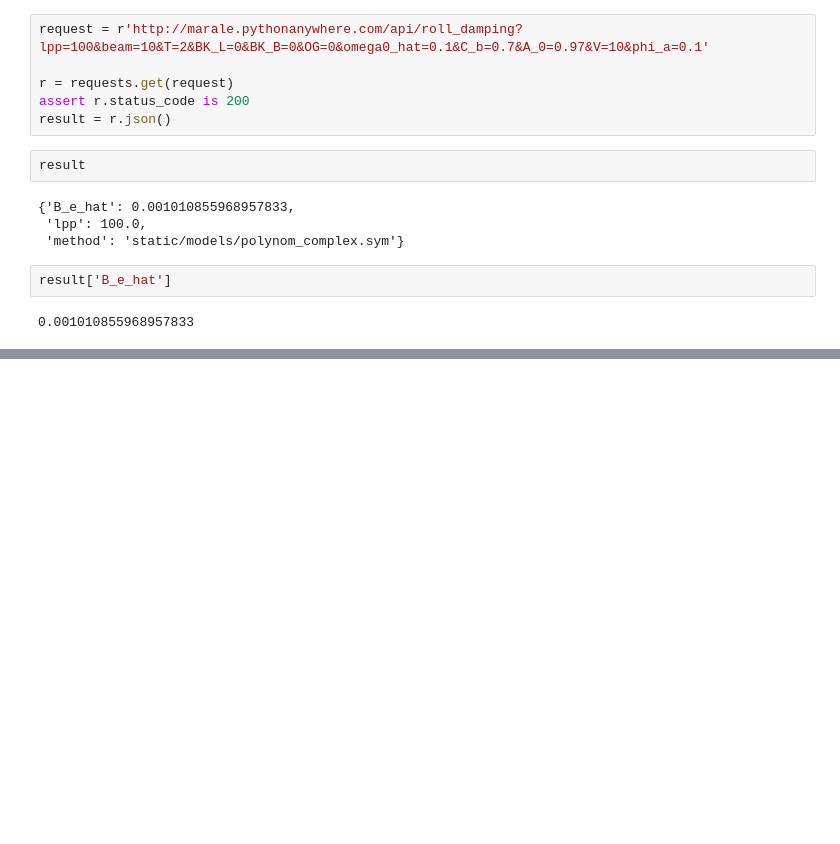
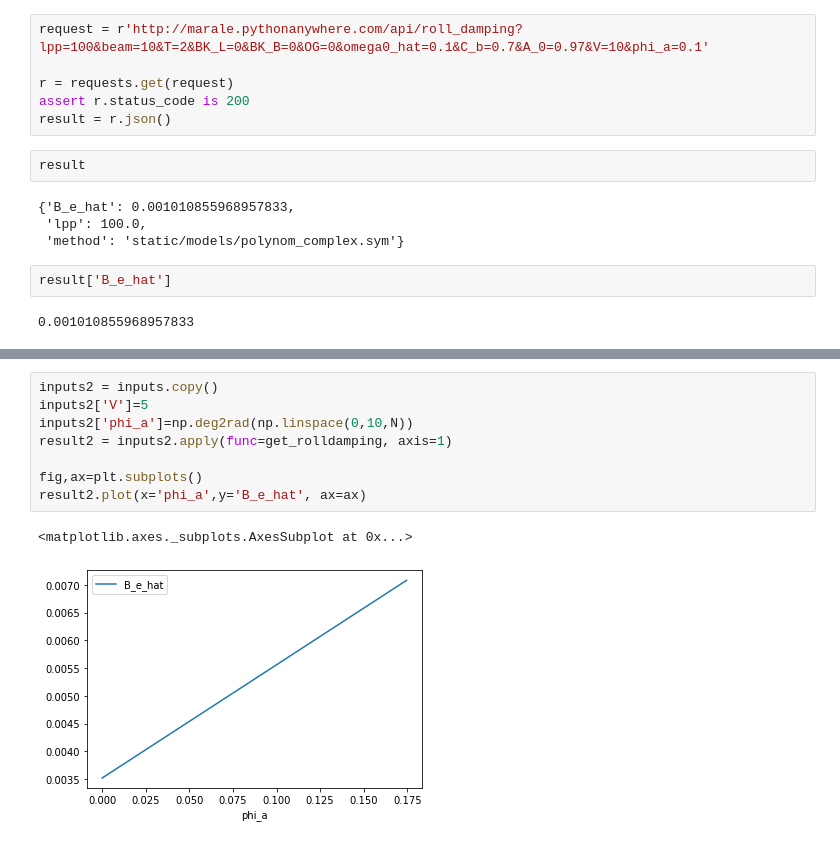
Before and after one commit to martinlarsalbert/REST_API_roll_damping, a Jupyter notebook: doc/notebooks/01_request_API.ipynb, the cells around one changed output, grey strips where cells are left out. Cells and saved outputs as stored; diff of their text form; blank space fills up the shorter version.

```diff
--- a/doc/notebooks/01_request_API.ipynb
+++ b/doc/notebooks/01_request_API.ipynb
@@ -82,0 +71,11 @@ result.plot(y='B_e_hat', ax=ax)
+# %%
+inputs2 = inputs.copy()
+inputs2['V']=5
+inputs2['phi_a']=np.deg2rad(np.linspace(0,10,N))
+result2 = inputs2.apply(func=get_rolldamping, axis=1)
+
+fig,ax=plt.subplots()
+result2.plot(x='phi_a',y='B_e_hat', ax=ax)
+# %% [output]
+<matplotlib.axes._subplots.AxesSubplot at 0x...>
+[figure, added]
```
Also changed, not shown: parts of 4 cells of this notebook.
